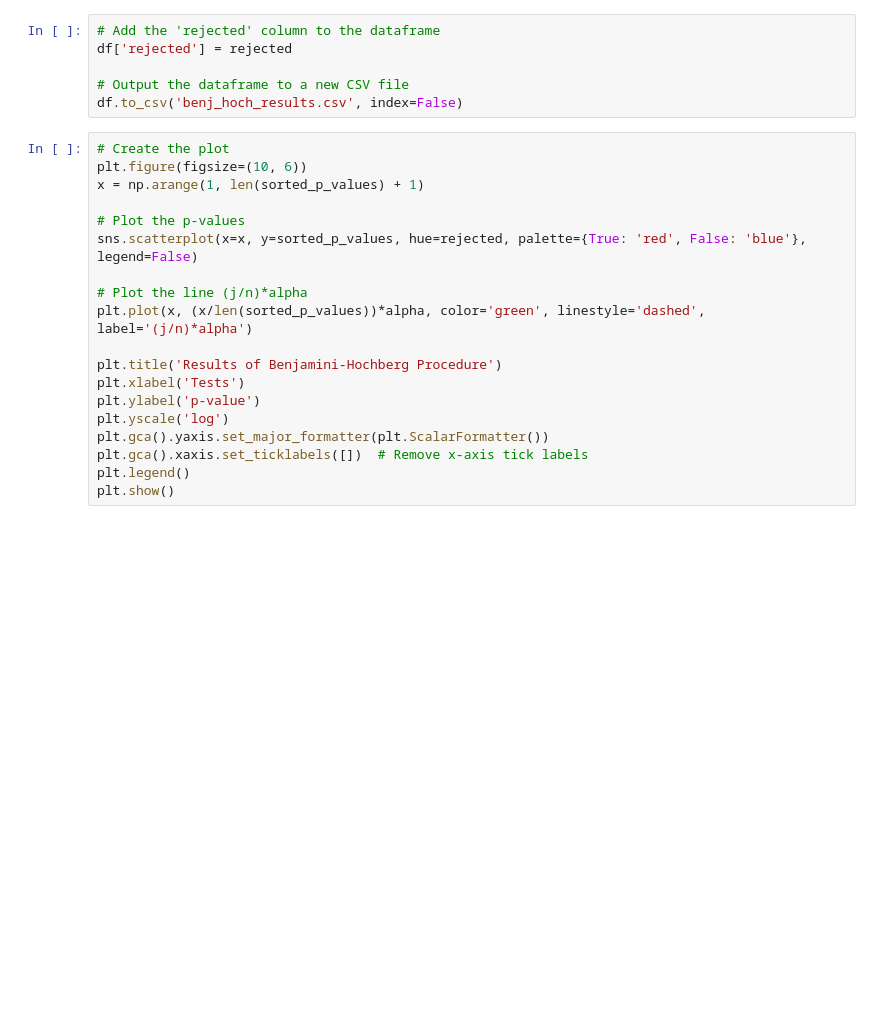
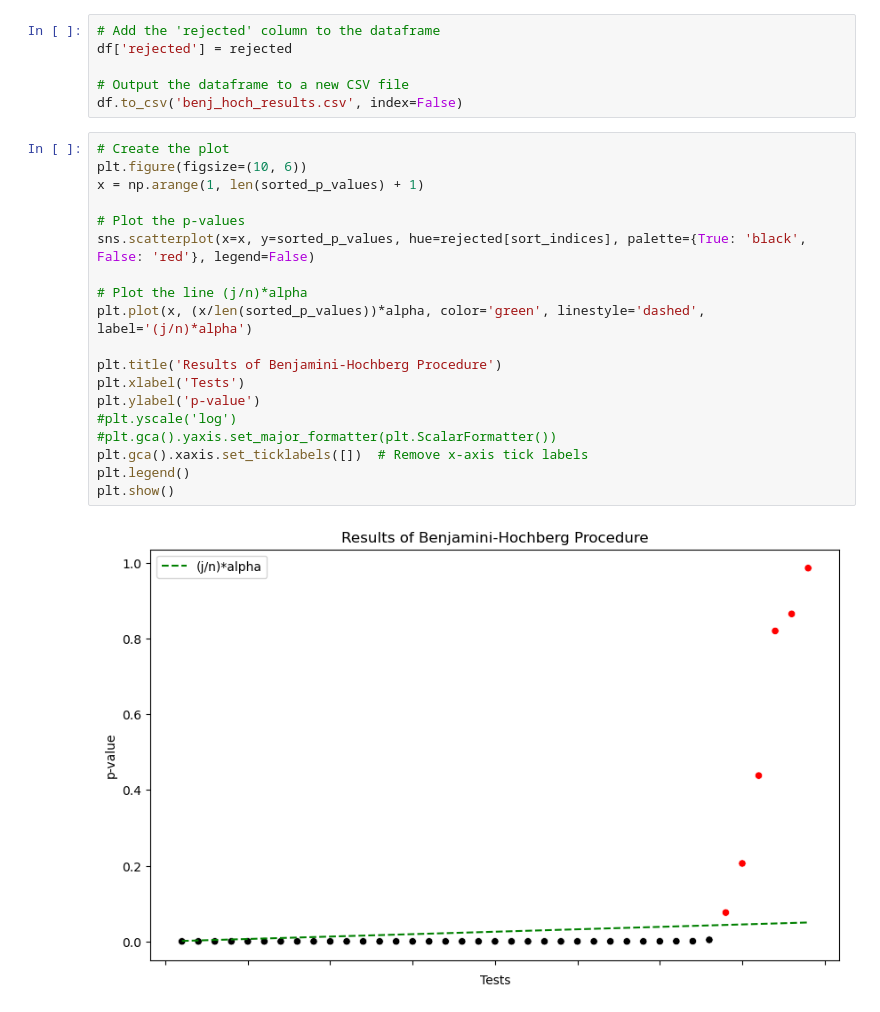
Before and after one commit to stefanind/5300-Project, a Jupyter notebook: final_benjamini_hochberg.ipynb, the cells around one changed output. Cells and saved outputs as stored; diff of their text form; blank space fills up the shorter version.

```diff
--- a/final_benjamini_hochberg.ipynb
+++ b/final_benjamini_hochberg.ipynb
@@ -51,19 +58,21 @@ df.to_csv('benj_hoch_results.csv', index=False)
 # %%
 # Create the plot
 plt.figure(figsize=(10, 6))
 x = np.arange(1, len(sorted_p_values) + 1)
 
 # Plot the p-values
-sns.scatterplot(x=x, y=sorted_p_values, hue=rejected, palette={True: 'red', False: 'blue'}, legend=False)
+sns.scatterplot(x=x, y=sorted_p_values, hue=rejected[sort_indices], palette={True: 'black', False: 'red'}, legend=False)
 
 # Plot the line (j/n)*alpha
 plt.plot(x, (x/len(sorted_p_values))*alpha, color='green', linestyle='dashed', label='(j/n)*alpha')
 
 plt.title('Results of Benjamini-Hochberg Procedure')
 plt.xlabel('Tests')
 plt.ylabel('p-value')
-plt.yscale('log')
-plt.gca().yaxis.set_major_formatter(plt.ScalarFormatter())
+#plt.yscale('log')
+#plt.gca().yaxis.set_major_formatter(plt.ScalarFormatter())
 plt.gca().xaxis.set_ticklabels([])  # Remove x-axis tick labels
 plt.legend()
 plt.show()
+# %% [output]
+[figure, added]
```
Also changed, not shown: parts of 2 cells of this notebook.
